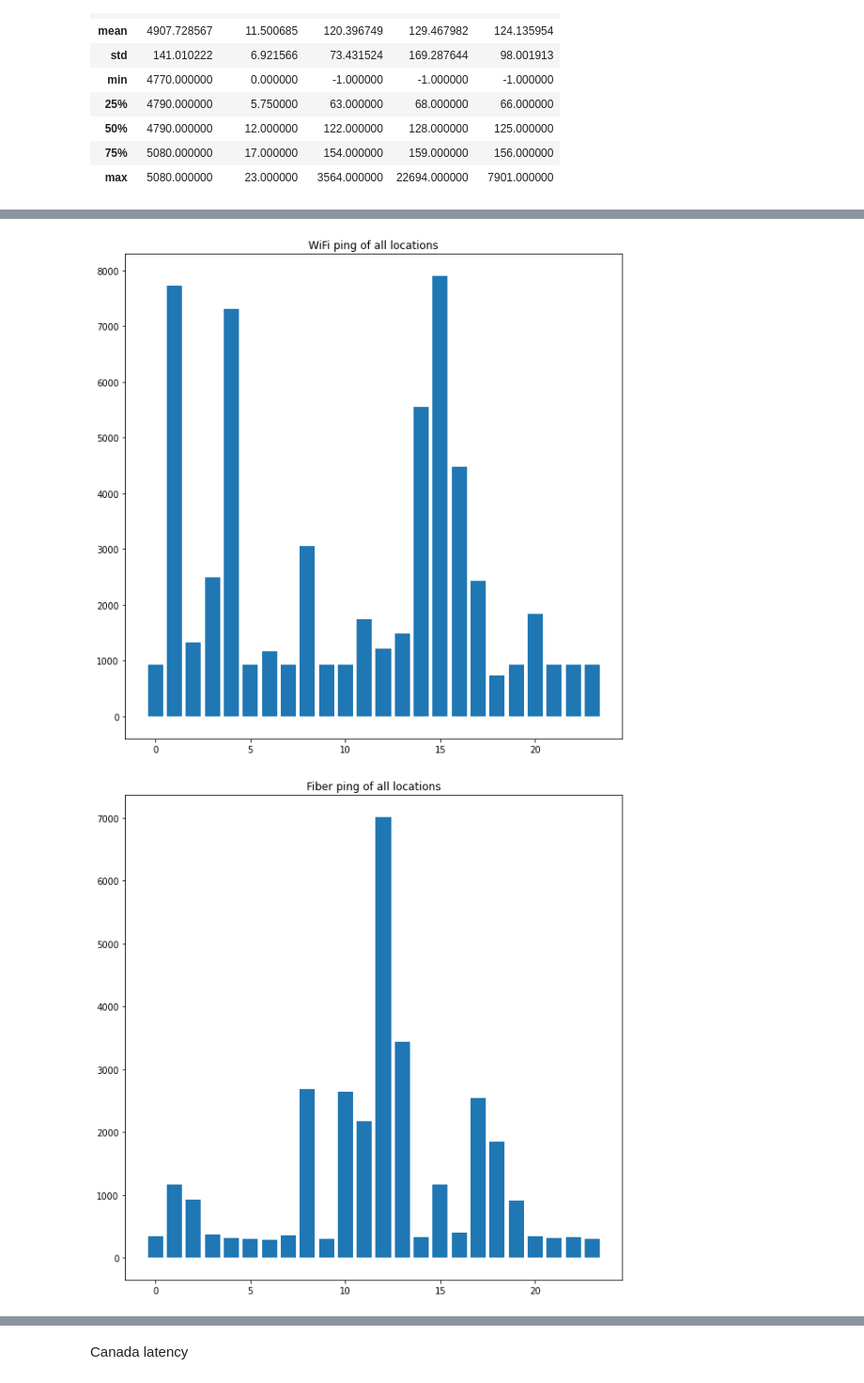
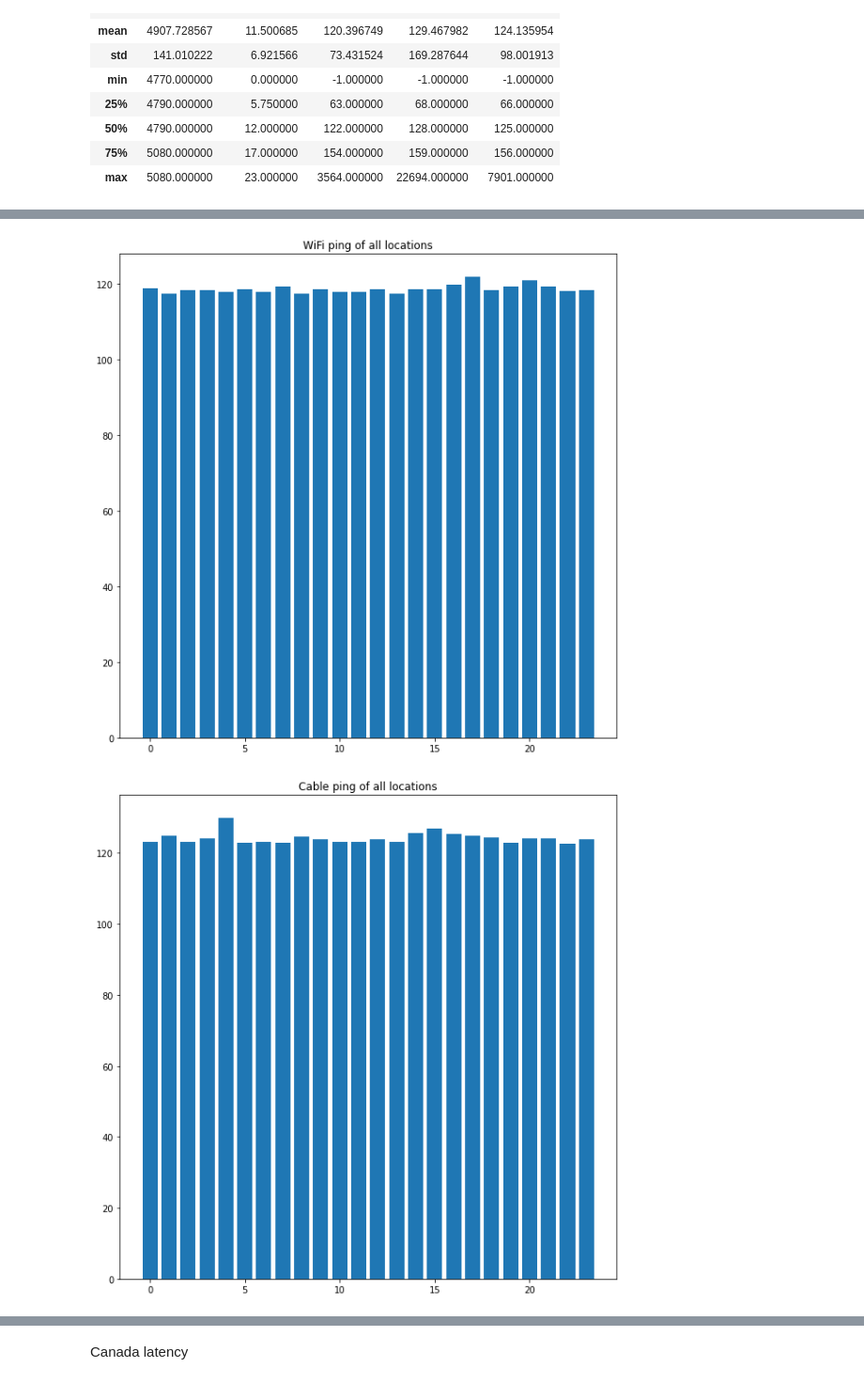
Before and after one commit to Mintra99/Assignment_3_CMB, a Jupyter notebook: analysis.ipynb, the cells around one changed output, grey strips where cells are left out. Shown at 94% size. Cells and saved outputs as stored; diff of their text form; code cells hidden in the pictures.

```diff
--- a/analysis.ipynb
+++ b/analysis.ipynb
@@ -12,6 +12,7 @@ Fiber_Ping = glob.glob("Fiber/Ping/*")
 Cable_Ping = glob.glob("Cable/Ping/*")
 # %%
 uk = ["49734670", "49734729", "49734632", "49162558", "49206580"]
+eu_AZ = ["49974882", "49975022", "49975088"]
 ca = ["49734671", "49734730", "49734633", "49206920", "49206841"]
 india = ["49734672", "49734731", "49734634", "49206768", "49206779"]
 # %%
@@ -25,6 +26,8 @@ def createDataList(ping):
             loc = "CA"
         elif any(loc in p for loc in india):
             loc = "IN"
+        elif any(loc in p for loc in eu_AZ):
+            loc = "EU_AZ"
         else:
             return ValueError
         f = open(p)
@@ -194,3 +199,9 @@ df_cableping.describe()
+# %%
+df_home = df_homeping.groupby('timestamp')['avg'].mean()
+df_fiber = df_fiberping.groupby('timestamp')['avg'].mean()
+df_lte = df_lteping.groupby('timestamp')['avg'].mean()
+df_wifi = df_wifiping.groupby('timestamp')['avg'].mean()
+df_cable = df_cableping.groupby('timestamp')['avg'].mean()
 # %%
 import matplotlib.pyplot as plt
 # %%
@@ -210,14 +228,14 @@ plt.show()
 # %%
 plt.figure(figsize=(10,10))
-plt.bar(df_wifiping["timestamp"], df_wifiping["avg"])
+plt.bar(df_wifi.index, df_wifi.values)
 plt.title("WiFi ping of all locations")
 plt.show()
 # %% [output]
-[figure, old version]
+[figure, new version]
 # %%
 plt.figure(figsize=(10,10))
-plt.bar(df_fiberping["timestamp"], df_fiberping["avg"])
-plt.title("Fiber ping of all locations")
+plt.bar(df_cable.index, df_cable.values)
+plt.title("Cable ping of all locations")
 plt.show()
 # %% [output]
-[figure, old version]
+[figure, new version]
```
Also changed, not shown: parts of 72 cells of this notebook, 3 other files.
